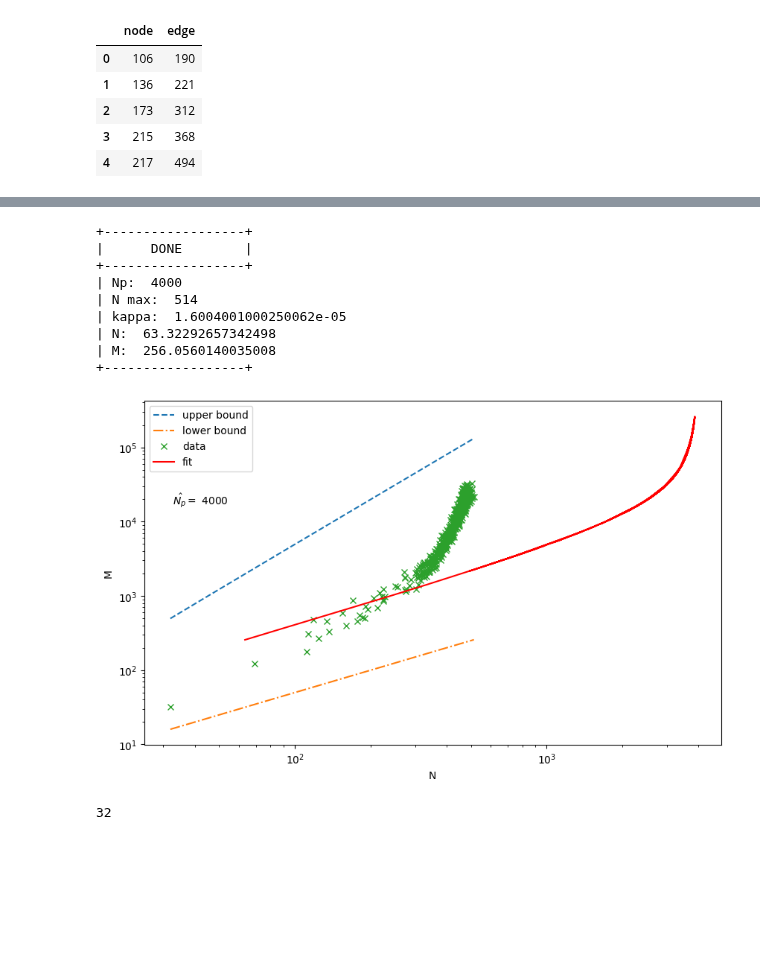
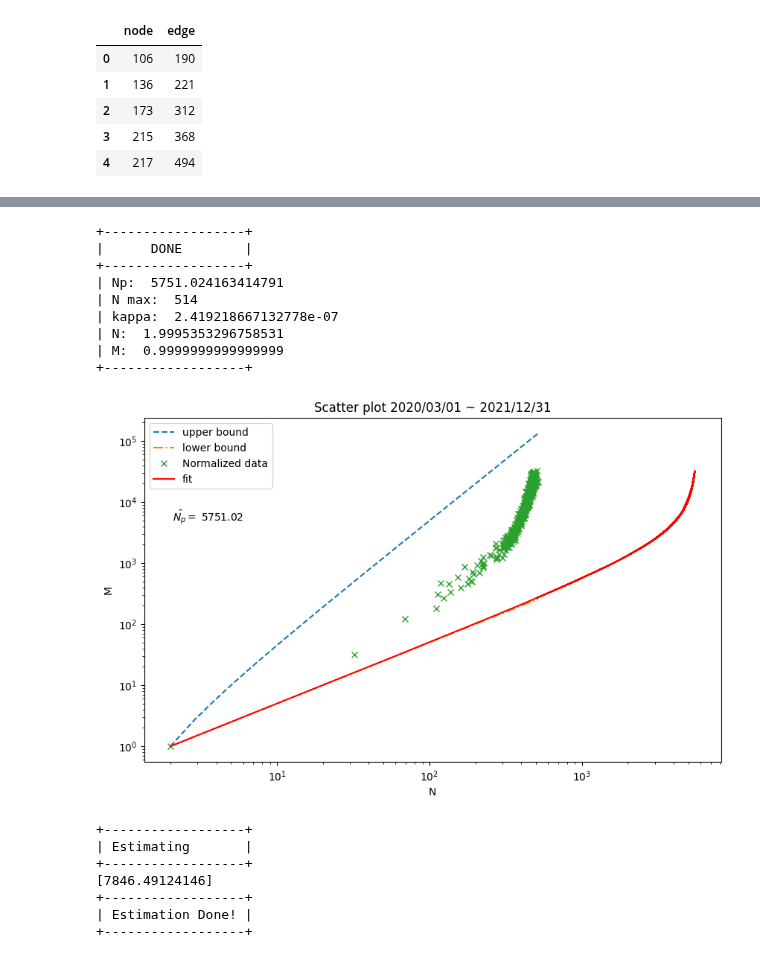
Before and after one commit to yiadka/mobility_scaling, a Jupyter notebook: notebooks/nmscaling_norm_second.ipynb, the cells around one changed output, grey strips where cells are left out. Drawn from its saved outputs; the diff is of its cells as text; code cells hidden in the pictures; blank space fills up the shorter version.

```diff
--- a/notebooks/nmscaling_norm_second.ipynb
+++ b/notebooks/nmscaling_norm_second.ipynb
@@ -149,0 +95,13 @@ print("+------------------+")
+# %%
+# 残差
+def residual_uniform_2(theta, M, N):
+    return N - model_uniform_2(theta, M)
+# %%
+# 目的関数
+def f_uniform_2(theta, M, N):
+    return np.sum(residual_uniform_2(theta, M, N)**2)
+# %%
+# TRY
+initial_guess = [300]
+res = optimize.minimize(f_uniform_2, initial_guess, args=(x, y))
+print(res)
@@ -150,15 +119,15 @@ print("+------------------+")
 # %%
 # 元の関数に代入する
-Np_norm_hat = 4000
+Np_norm_hat = res.x[0]
 print("+------------------+")
-kappa_norm_estimated = [(8 * left["edge_norm"][i]) / (Np_norm_hat * (Np_norm_hat - 1)) for i in range(len(left["edge_norm"]))]
+kappa_norm_estimated = [((8 * left["edge_norm"][i]) / (Np_norm_hat * (Np_norm_hat - 1))) for i in range(len(left["edge_norm"]))]
 
 # Eq8, 9
 N_norm = []
 M_norm = []
 for i in range(len(kappa_norm_estimated)):
-    N_norm.append( (Np_norm_hat * ( 1 - (2/(kappa_norm_estimated[i] * Np_norm_hat)) * (1 - (1 - (kappa_norm_estimated[i]/2))**Np_norm_hat ) )) )
-    M_norm.append( ((kappa_norm_estimated[i]* (Np_norm_hat)**2) - (kappa_norm_estimated[i]*Np_norm_hat)  * (1 / 8) ))
+    N_norm.append( Np_norm_hat * (1 - (2 / (kappa_norm_estimated[i]*Np_norm_hat)) * (1 - (1 - (kappa_norm_estimated[i] / 2))**Np_norm_hat)) )
+    M_norm.append( (kappa_norm_estimated[i] * Np_norm_hat * (Np_norm_hat - 1)) / 8 )
 
 print("|      DONE        |")
 print("+------------------+")
@@ -172,38 +141,59 @@ print("+------------------+")
 +------------------+
 |      DONE        |
 +------------------+
-| Np:  4000
+| Np:  5751.024163414791
 | N max:  514
-| kappa:  1.6004001000250062e-05
-| N:  63.32292657342498
-| M:  256.0560140035008
+| kappa:  2.419218667132778e-07
+| N:  1.9995353296758531
+| M:  0.9999999999999999
 +------------------+
 # %%
 # 可視化
 nn = len(node_left) - 1
 xmin = min(left["node_norm"])
 xmax = max(left["node_norm"])
 p = np.linspace(xmin, xmax, nn)
 upper_bound = (p**2-p)/2
 lower_bound = p/2
 
 
 plt.figure(figsize=(10, 6))
+plt.title("Scatter plot 2020/03/01 ~ 2021/12/31")
 plt.plot(p, upper_bound, '--', label="upper bound")
 plt.plot(p, lower_bound, '-.', label="lower bound")
-plt.plot(y, x, "x", label='data')
+plt.plot(y, x, "x", label='Normalized data')
 plt.plot(N_norm, M_norm, label='fit', color='red')
 Np_norm_hat = round(Np_norm_hat, 2)
 plt.text(0.05, 0.70, r'$\hat{N_{p}}=$ ' + str(Np_norm_hat), transform=plt.gca().transAxes)
 plt.xlabel('N')
 plt.ylabel('M')
 plt.xscale('log')
 plt.yscale('log')
 plt.legend(loc='best')
 plt.show()
 # %% [output]
-[figure, old version]
+[figure, new version]
-# %%
-xmin
-# %% [output]
-32
+# %%
+x = left["edge_norm"]
+y = left["node_norm"]
+
+# x, yのうち、10^2以上のデータを取り出す
+left_100 = left[left["node_norm"] >= 120]
+
+initial_guess = [200]
+res = optimize.minimize(f_uniform_2, initial_guess, args=(left_100["edge_norm"], left_100["node_norm"]), method='Nelder-Mead')
+print("+------------------+")
+print("| Estimating       |")
+print("+------------------+")
+print(res.x)
+print("+------------------+")
+print("| Estimation Done! |")
+print("+------------------+")
+# %% [output]
++------------------+
+| Estimating       |
++------------------+
+[7846.49124146]
++------------------+
+| Estimation Done! |
++------------------+
```
Also changed, not shown: parts of 10 cells of this notebook.
